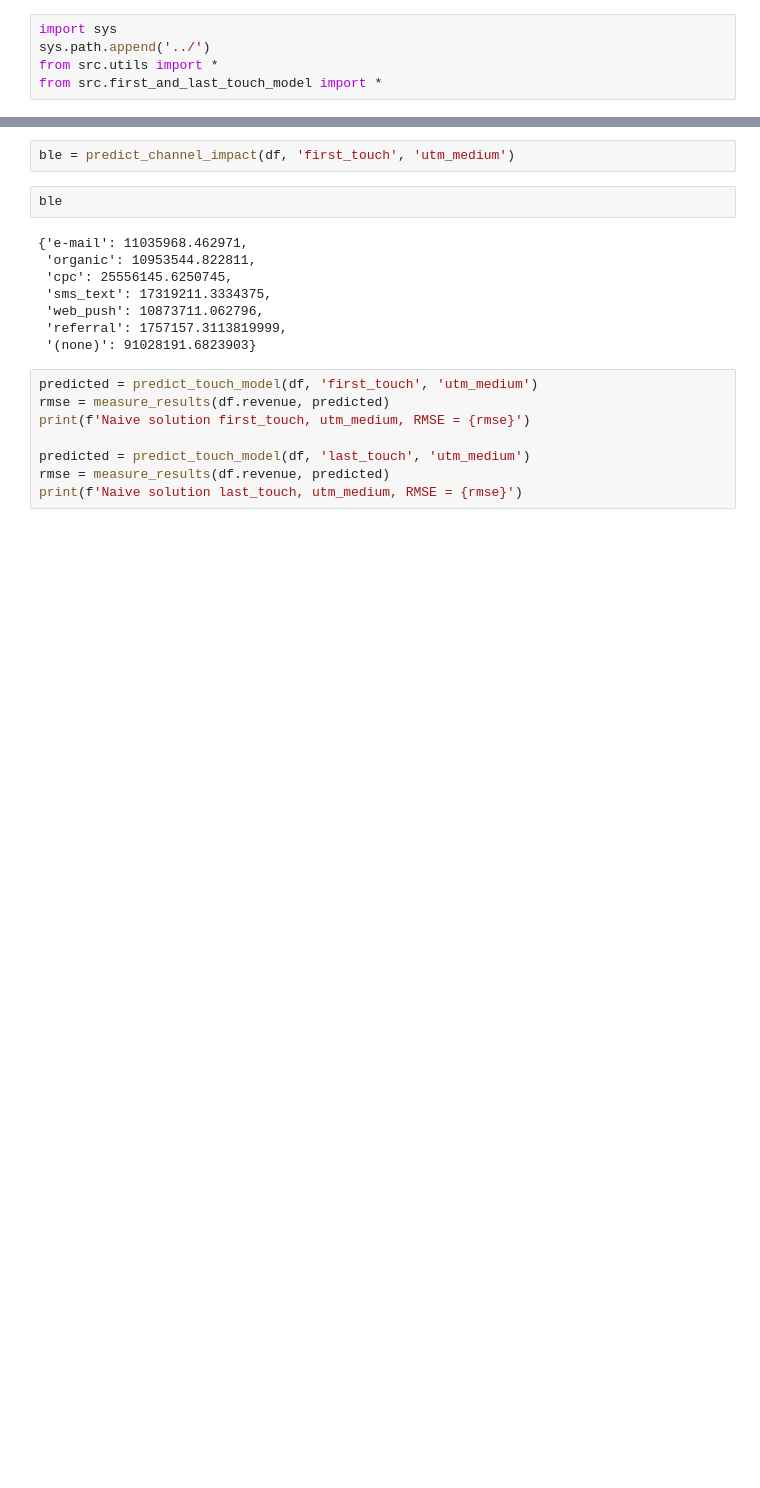
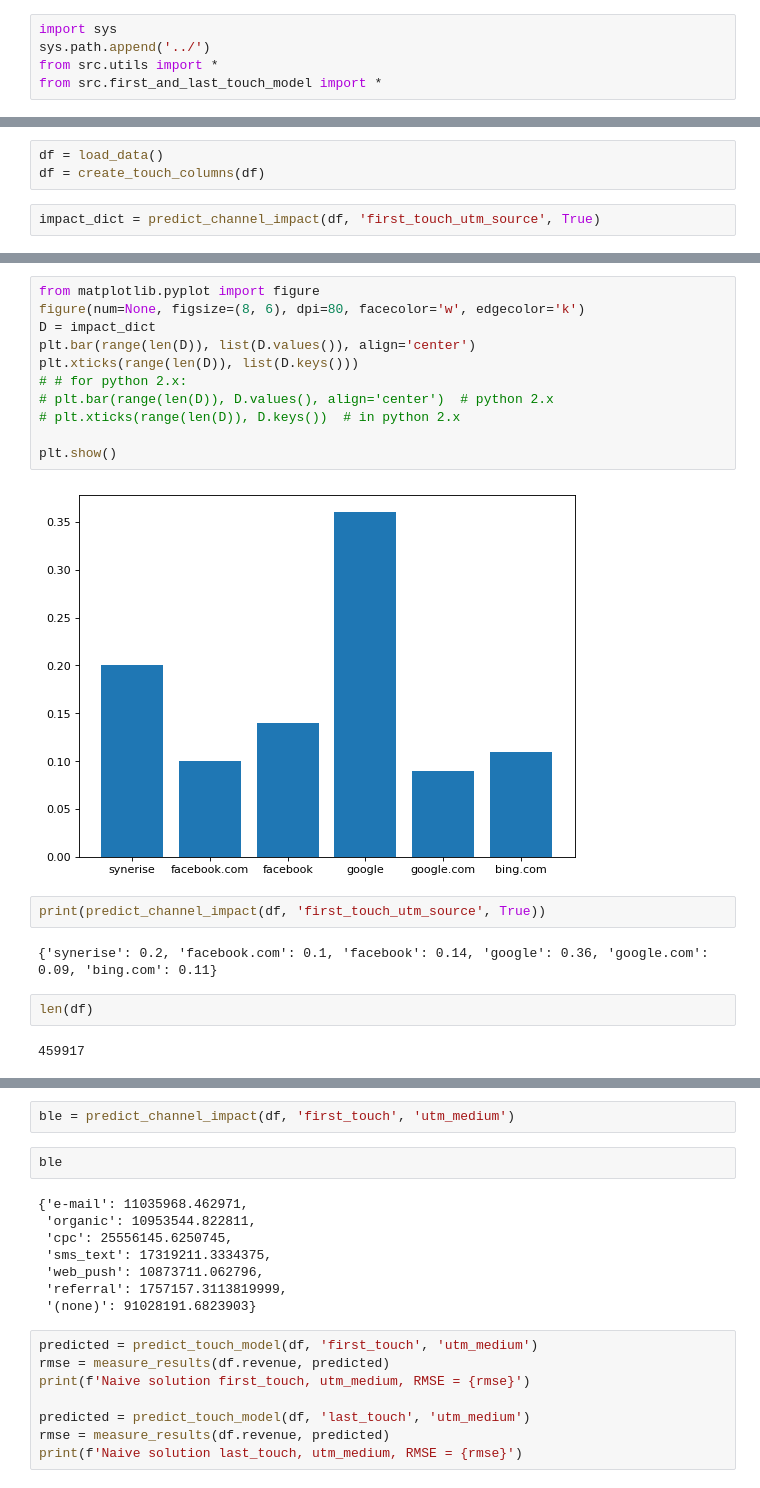
Before and after one commit to wiktor779/Attributions, a Jupyter notebook: notebooks/20200920wiktor779_model_first_and_last_touch.ipynb, the cells around one changed output, grey strips where cells are left out. Cells and saved outputs as stored; diff of their text form; blank space fills up the shorter version.

Commit message:
first and last touch models impact

```diff
--- a/notebooks/20200920wiktor779_model_first_and_last_touch.ipynb
+++ b/notebooks/20200920wiktor779_model_first_and_last_touch.ipynb
@@ -10,0 +11,5 @@ df = transform_utm_columns_into_list_of_strings(df)
+# %%
+df = load_data()
+df = create_touch_columns(df)
+# %%
+impact_dict = predict_channel_impact(df, 'first_touch_utm_source', True)
@@ -10,0 +25,21 @@ df = transform_utm_columns_into_list_of_strings(df)
+# %%
+from matplotlib.pyplot import figure
+figure(num=None, figsize=(8, 6), dpi=80, facecolor='w', edgecolor='k')
+D = impact_dict
+plt.bar(range(len(D)), list(D.values()), align='center')
+plt.xticks(range(len(D)), list(D.keys()))
+# # for python 2.x:
+# plt.bar(range(len(D)), D.values(), align='center')  # python 2.x
+# plt.xticks(range(len(D)), D.keys())  # in python 2.x
+
+plt.show()
+# %% [output]
+[figure, added]
+# %%
+print(predict_channel_impact(df, 'first_touch_utm_source', True))
+# %% [output]
+{'synerise': 0.2, 'facebook.com': 0.1, 'facebook': 0.14, 'google': 0.36, 'google.com': 0.09, 'bing.com': 0.11}
+# %%
+len(df)
+# %% [output]
+459917
```
Also changed, not shown: parts of 8 cells of this notebook, 3 other files.
